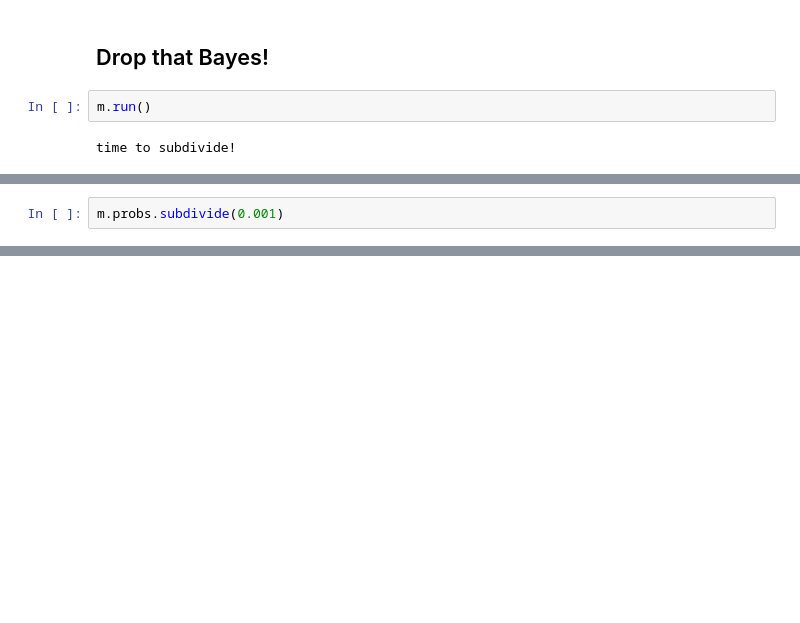
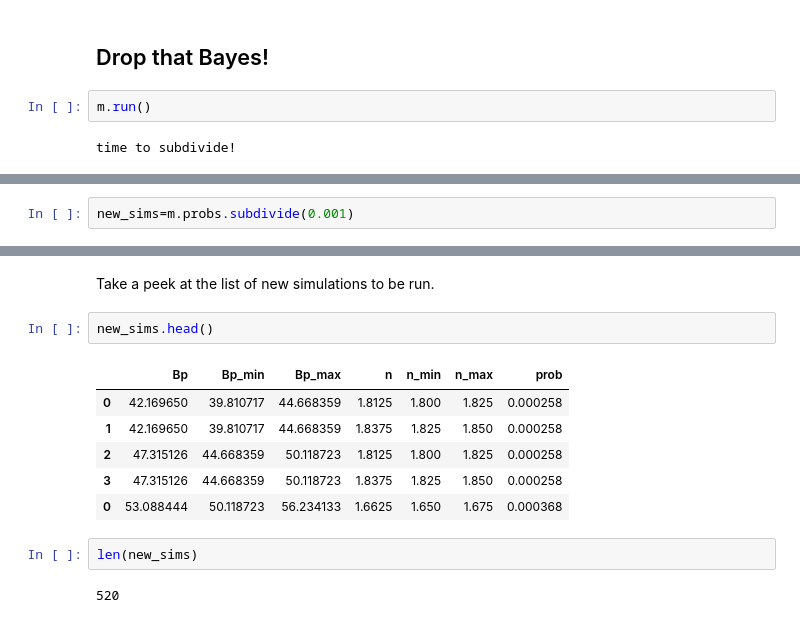
Before and after one commit to PV-Lab/bayesim, a Jupyter notebook: examples/ideal_diode.ipynb, the cells around one changed output, grey strips where cells are left out. Cells and saved outputs as stored; diff of their text form; blank space fills up the shorter version.

```diff
--- a/examples/ideal_diode.ipynb
+++ b/examples/ideal_diode.ipynb
@@ -163,3 +163,3 @@ m.probs.most_probable(40)
 # %%
-m.probs.subdivide(0.001)
+new_sims=m.probs.subdivide(0.001)
 # %% [output]
@@ -170,0 +173,15 @@ m.probs.visualize()
+# %% [markdown]
+Take a peek at the list of new simulations to be run.
+# %%
+new_sims.head()
+# %% [output]
+|  | Bp | Bp_min | Bp_max | n | n_min | n_max | prob |
+| 0 | 42.169650 | 39.810717 | 44.668359 | 1.8125 | 1.800 | 1.825 | 0.000258 |
+| 1 | 42.169650 | 39.810717 | 44.668359 | 1.8375 | 1.825 | 1.850 | 0.000258 |
+| 2 | 47.315126 | 44.668359 | 50.118723 | 1.8125 | 1.800 | 1.825 | 0.000258 |
+| 3 | 47.315126 | 44.668359 | 50.118723 | 1.8375 | 1.825 | 1.850 | 0.000258 |
+| 0 | 53.088444 | 50.118723 | 56.234133 | 1.6625 | 1.650 | 1.675 | 0.000368 |
+# %%
+len(new_sims)
+# %% [output]
+520
```
Also changed, not shown: parts of 6 cells of this notebook, 3 other files.
